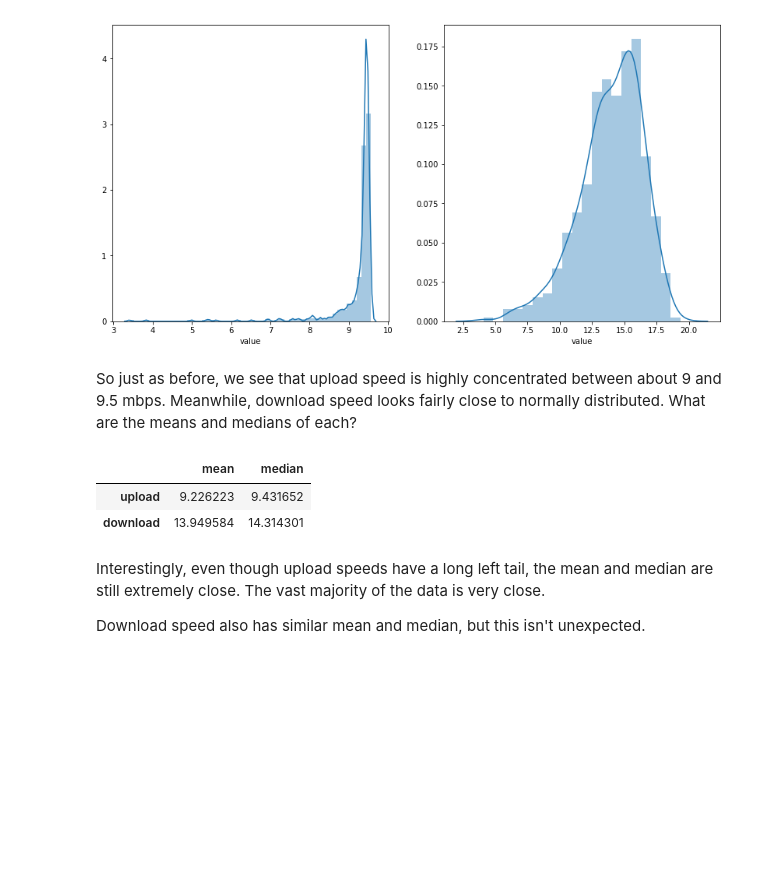
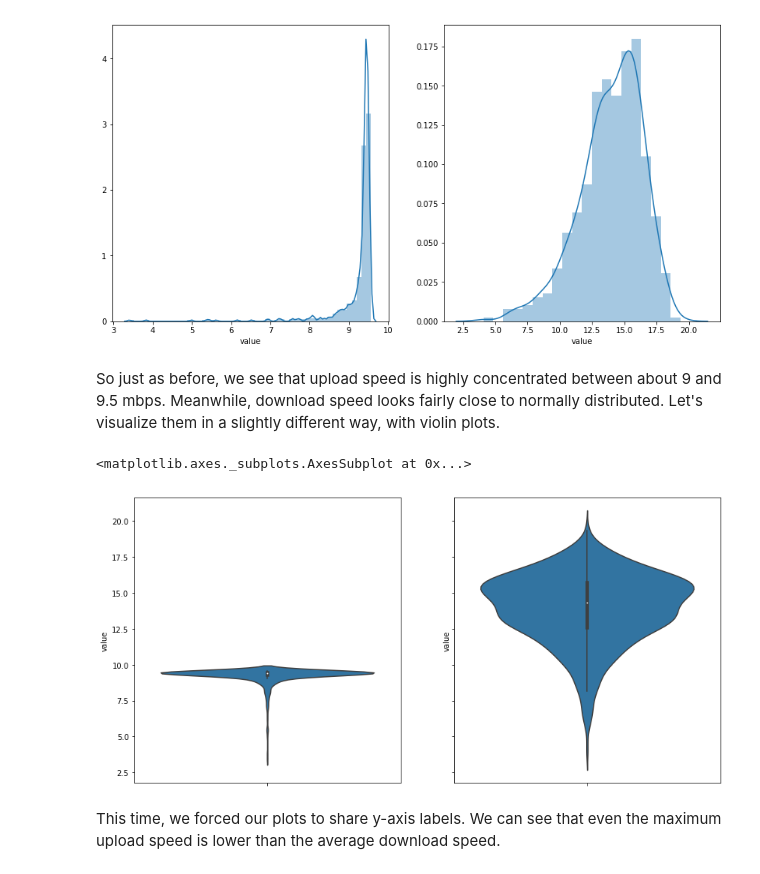
Before and after one commit to eswan18/web_speed_trends, a Jupyter notebook: web_speed_trends.ipynb, the cells around one changed output. Drawn from its saved outputs; the diff is of its cells as text; code cells hidden in the pictures; blank space fills up the shorter version.

Commit message:
added violinplot

```diff
--- a/web_speed_trends.ipynb
+++ b/web_speed_trends.ipynb
@@ -151,22 +151,18 @@ sns.distplot(down_speeds['value'], ax=ax2)
 <matplotlib.axes._subplots.AxesSubplot at 0x...>
 [figure]
 # %% [markdown]
-So just as before, we see that upload speed is highly concentrated between about 9 and 9.5 mbps. Meanwhile, download speed looks fairly close to normally distributed. What are the means and medians of each?
+So just as before, we see that upload speed is highly concentrated between about 9 and 9.5 mbps.
+Meanwhile, download speed looks fairly close to normally distributed.
+Let's visualize them in a slightly different way, with violin plots.
-# %%
-up_mean = up_speeds['value'].mean()
-up_median = up_speeds['value'].median()
-down_mean = down_speeds['value'].mean()
-down_median = down_speeds['value'].median()
-stats = pd.DataFrame([(up_mean, up_median),
-                      (down_mean, down_median)])
-stats.columns = ['mean', 'median']
-stats.index = ['upload', 'download']
-stats
-# %% [output]
-|  | mean | median |
-| upload | 9.226223 | 9.431652 |
-| download | 13.949584 | 14.314301 |
-# %% [markdown]
-Interestingly, even though upload speeds have a long left tail, the mean and median are still extremely close. The vast majority of the data is very close.
-
-Download speed also has similar mean and median, but this isn't unexpected.
+# %%
+# Same setup as before.
+figsize(14, 7)
+fig, (ax1, ax2) = plt.subplots(ncols=2, sharey=True)
+sns.violinplot(data=up_speeds, y='value', ax=ax1)
+sns.violinplot(data=down_speeds, y='value', ax=ax2)
+# %% [output]
+<matplotlib.axes._subplots.AxesSubplot at 0x...>
+[figure, added]
+# %% [markdown]
+This time, we forced our plots to share y-axis labels.
+We can see that even the maximum upload speed is lower than the average download speed.
```
